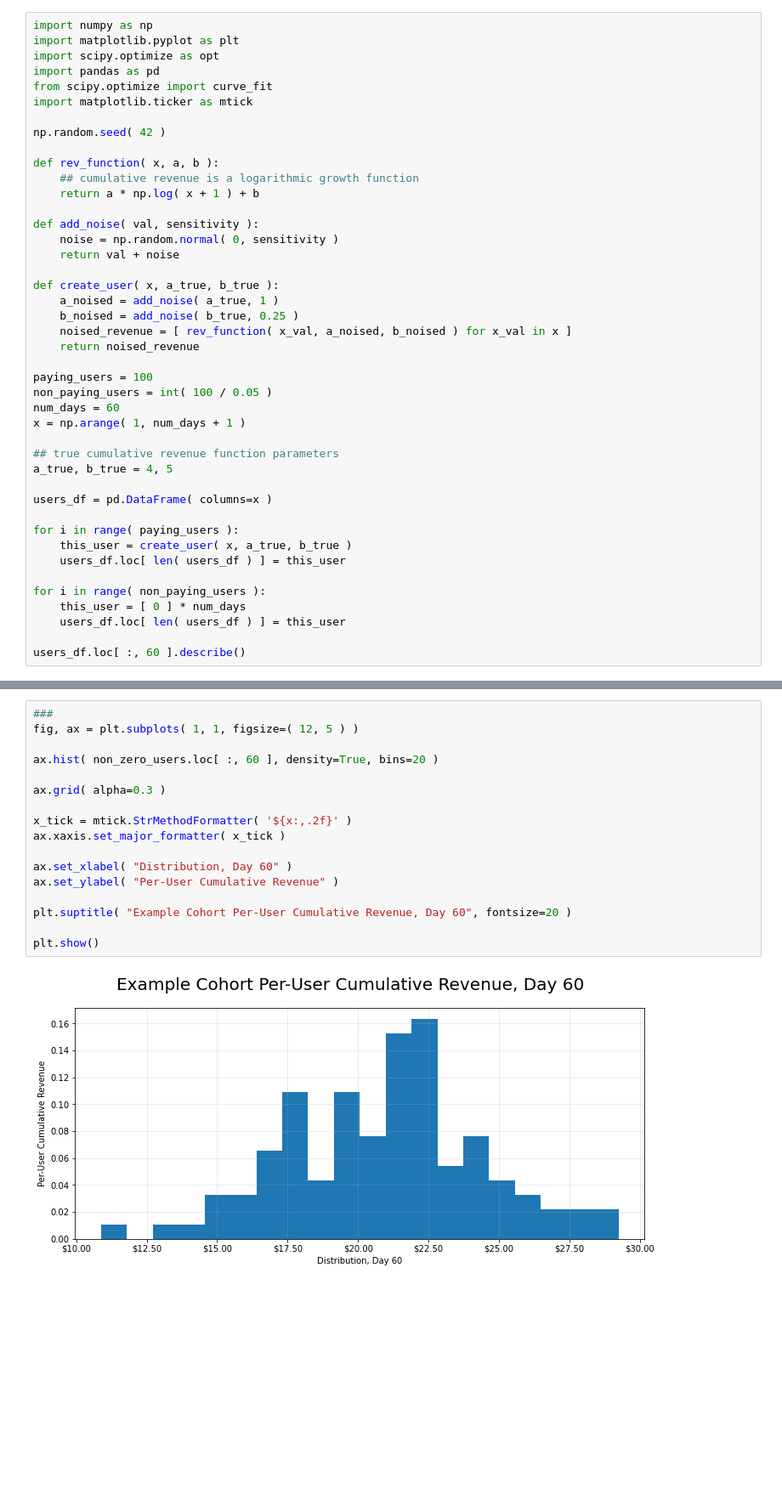
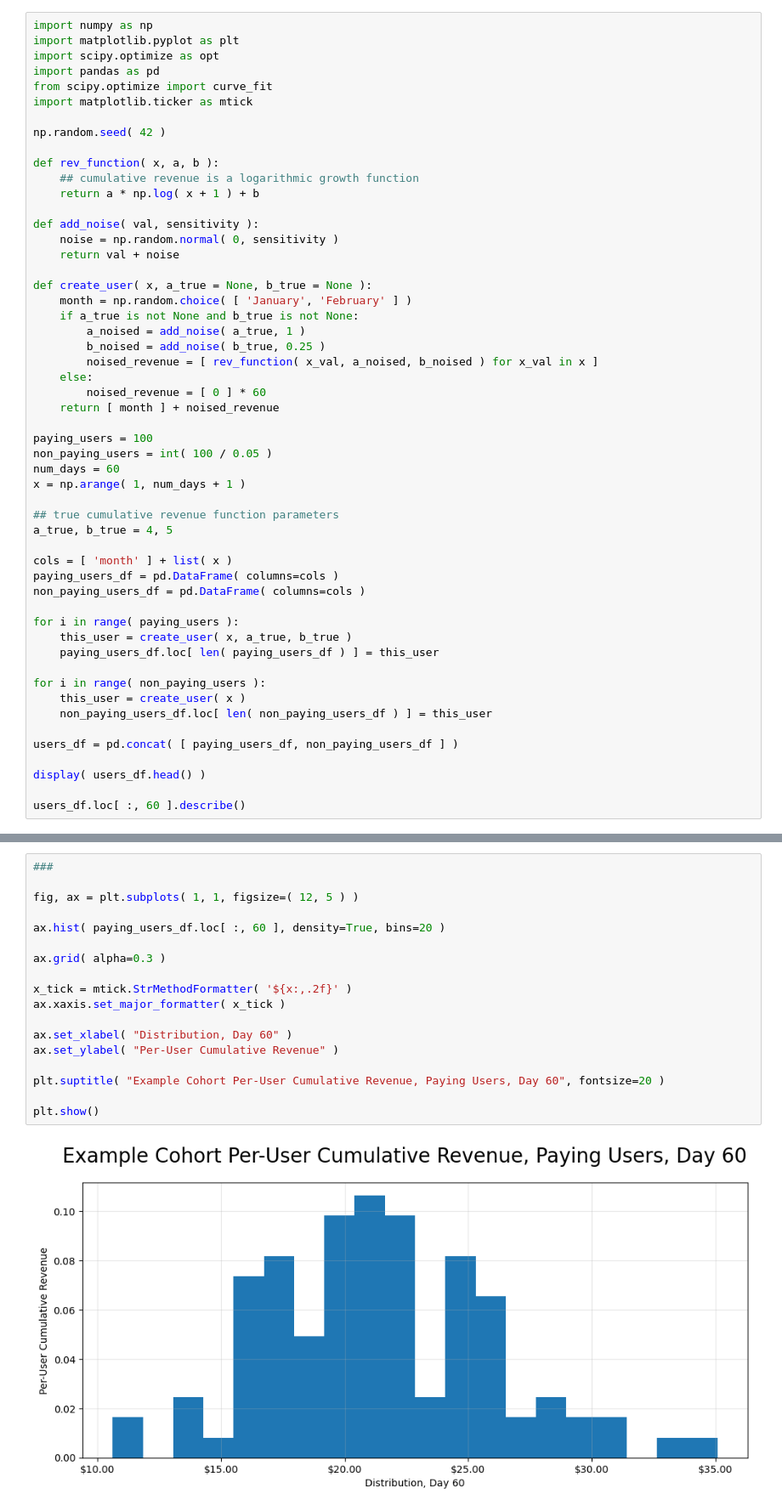
Before and after one commit to ESeufert/MDM_POSTS, a Jupyter notebook: POSTS/bootstrap_ltv/notebook.ipynb, the cells around one changed output, grey strips where cells are left out. Shown: that part at 85% size. Saved outputs shown, nothing was run; the diff lists cells and outputs as text; blank space fills up the shorter version.

```diff
--- a/POSTS/bootstrap_ltv/notebook.ipynb
+++ b/POSTS/bootstrap_ltv/notebook.ipynb
@@ -16,11 +16,15 @@ def add_noise( val, sensitivity ):
     noise = np.random.normal( 0, sensitivity )
     return val + noise
 
-def create_user( x, a_true, b_true ):
-    a_noised = add_noise( a_true, 1 )
-    b_noised = add_noise( b_true, 0.25 )
-    noised_revenue = [ rev_function( x_val, a_noised, b_noised ) for x_val in x ]
-    return noised_revenue
+def create_user( x, a_true = None, b_true = None ):
+    month = np.random.choice( [ 'January', 'February' ] )
+    if a_true is not None and b_true is not None:
+        a_noised = add_noise( a_true, 1 )
+        b_noised = add_noise( b_true, 0.25 )
+        noised_revenue = [ rev_function( x_val, a_noised, b_noised ) for x_val in x ]
+    else:
+        noised_revenue = [ 0 ] * 60
+    return [ month ] + noised_revenue
 
 paying_users = 100
 non_paying_users = int( 100 / 0.05 )
@@ -30,15 +34,21 @@ x = np.arange( 1, num_days + 1 )
 ## true cumulative revenue function parameters
 a_true, b_true = 4, 5
 
-users_df = pd.DataFrame( columns=x )
+cols = [ 'month' ] + list( x )
+paying_users_df = pd.DataFrame( columns=cols )
+non_paying_users_df = pd.DataFrame( columns=cols )
 
 for i in range( paying_users ):
     this_user = create_user( x, a_true, b_true )
-    users_df.loc[ len( users_df ) ] = this_user
+    paying_users_df.loc[ len( paying_users_df ) ] = this_user
 
 for i in range( non_paying_users ):
-    this_user = [ 0 ] * num_days
-    users_df.loc[ len( users_df ) ] = this_user
+    this_user = create_user( x )
+    non_paying_users_df.loc[ len( non_paying_users_df ) ] = this_user
+
+users_df = pd.concat( [ paying_users_df, non_paying_users_df ] )
+
+display( users_df.head() )
 
 users_df.loc[ :, 60 ].describe()
 # %% [output]
@@ -119,20 +133,21 @@ plt.tight_layout()
 # %%
 ###
+
 fig, ax = plt.subplots( 1, 1, figsize=( 12, 5 ) )
 
-ax.hist( non_zero_users.loc[ :, 60 ], density=True, bins=20 )
+ax.hist( paying_users_df.loc[ :, 60 ], density=True, bins=20 )
 
 ax.grid( alpha=0.3 )
 
 x_tick = mtick.StrMethodFormatter( '${x:,.2f}' )
 ax.xaxis.set_major_formatter( x_tick )
 
 ax.set_xlabel( "Distribution, Day 60" )
 ax.set_ylabel( "Per-User Cumulative Revenue" )
 
-plt.suptitle( "Example Cohort Per-User Cumulative Revenue, Day 60", fontsize=20 )
+plt.suptitle( "Example Cohort Per-User Cumulative Revenue, Paying Users, Day 60", fontsize=20 )
 
 plt.show()
 # %% [output]
-[figure, old version]
+[figure, new version]
 # %%
```
Also changed, not shown: parts of 10 cells of this notebook.
